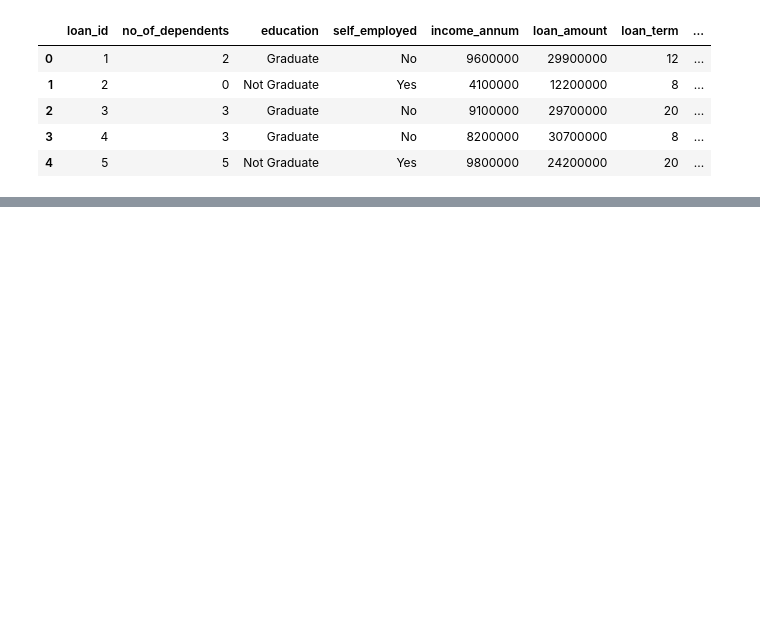
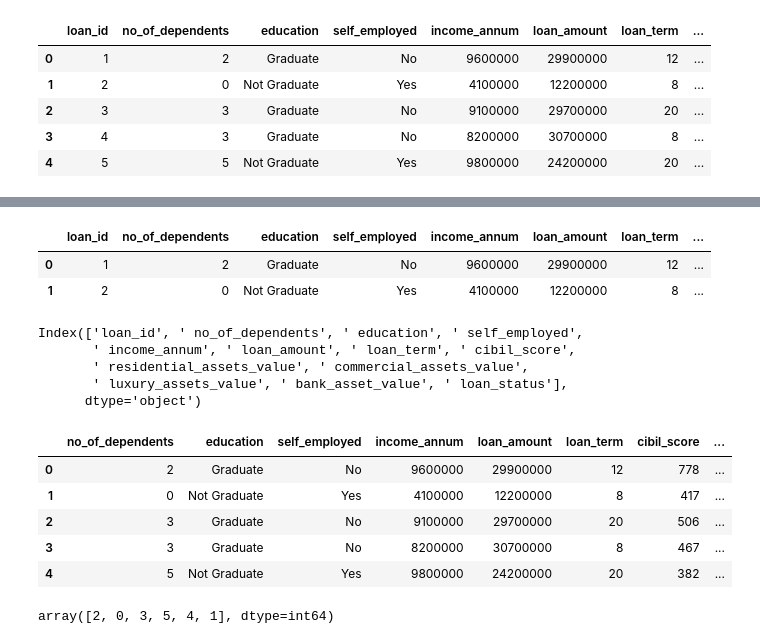
Before and after one commit to Codegemini1/703_batch_code, a Jupyter notebook: Logistic_Regression_Project.ipynb, the cells around one changed output, grey strips where cells are left out. Drawn from its saved outputs; the diff is of its cells as text; code cells hidden in the pictures; blank space fills up the shorter version.

```diff
--- a/Logistic_Regression_Project.ipynb
+++ b/Logistic_Regression_Project.ipynb
@@ -20,0 +65,14 @@ df.head()
+# %%
+df.head(2)
+# %% [output]
+|  | loan_id | no_of_dependents | education | self_employed | income_annum | loan_amount | loan_term | ... |
+| 0 | 1 | 2 | Graduate | No | 9600000 | 29900000 | 12 | ... |
+| 1 | 2 | 0 | Not Graduate | Yes | 4100000 | 12200000 | 8 | ... |
+# %%
+df.columns
+# %% [output]
+Index(['loan_id', ' no_of_dependents', ' education', ' self_employed',
+       ' income_annum', ' loan_amount', ' loan_term', ' cibil_score',
+       ' residential_assets_value', ' commercial_assets_value',
+       ' luxury_assets_value', ' bank_asset_value', ' loan_status'],
+      dtype='object')
@@ -20,0 +83,13 @@ df.head()
+# %%
+df.head()
+# %% [output]
+|  | no_of_dependents | education | self_employed | income_annum | loan_amount | loan_term | cibil_score | ... |
+| 0 | 2 | Graduate | No | 9600000 | 29900000 | 12 | 778 | ... |
+| 1 | 0 | Not Graduate | Yes | 4100000 | 12200000 | 8 | 417 | ... |
+| 2 | 3 | Graduate | No | 9100000 | 29700000 | 20 | 506 | ... |
+| 3 | 3 | Graduate | No | 8200000 | 30700000 | 8 | 467 | ... |
+| 4 | 5 | Not Graduate | Yes | 9800000 | 24200000 | 20 | 382 | ... |
+# %%
+df[' no_of_dependents'].unique()
+# %% [output]
+array([2, 0, 3, 5, 4, 1], dtype=int64)
```
Also changed, not shown: parts of 27 cells of this notebook.
